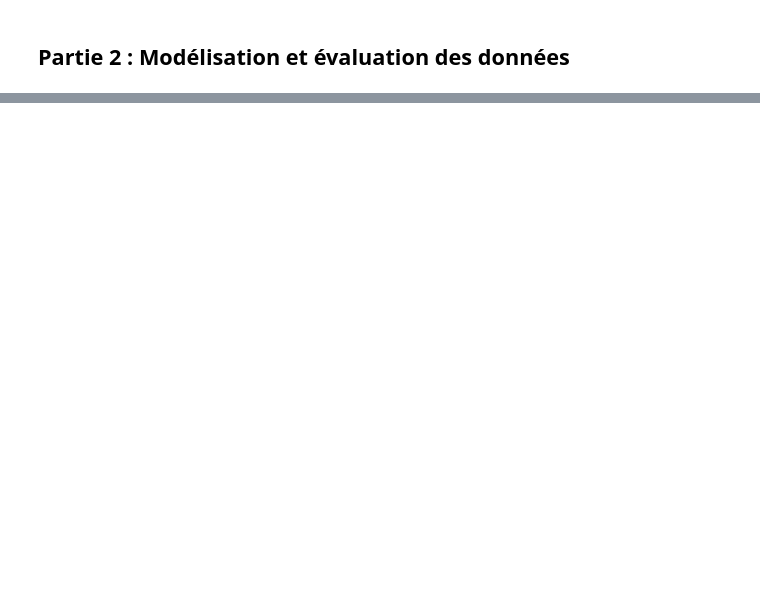
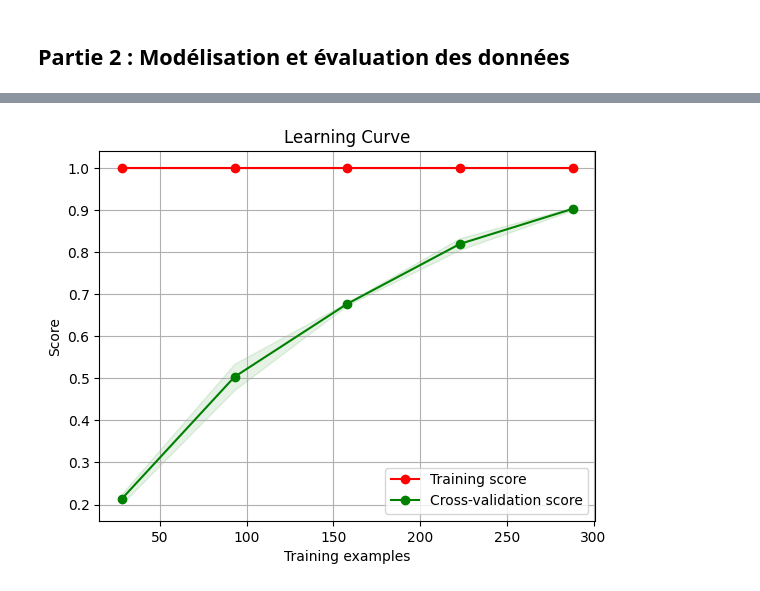
Before and after one commit to mazen-bh/Projet_IFT_712, a Jupyter notebook: main.ipynb, the cells around one changed output, grey strips where cells are left out. Cells and saved outputs as stored; diff of their text form; code cells hidden in the pictures; blank space fills up the shorter version.

Commit message:
fourth commit : Class Forets_aleatoires done

```diff
--- a/main.ipynb
+++ b/main.ipynb
@@ -31,0 +43,6 @@ x_train, x_test, y_train, y_test, x_val, y_val = Pt.Diviser_donnees(df_train,eti
+# %%
+model_foret_alea = Forets_aleatoires(x_train, y_train, x_val, y_val,x_test,y_test)
+model_foret_alea.garder_meilleur_hyperparameters()
+model_foret_alea.entrainement()
+predictions = model_foret_alea.prediction()
+model_foret_alea.resultats_model()
@@ -31,0 +67,4 @@ x_train, x_test, y_train, y_test, x_val, y_val = Pt.Diviser_donnees(df_train,eti
+# %%
+model_foret_alea.plot_learning_curve()
+# %% [output]
+[figure, added]
```
Also changed, not shown: parts of 6 cells of this notebook, 3 other files.
